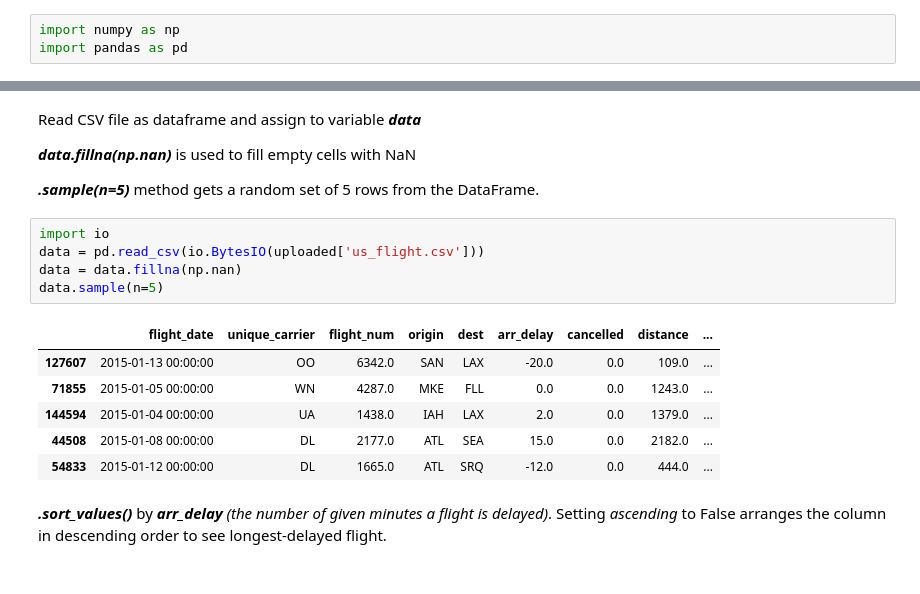
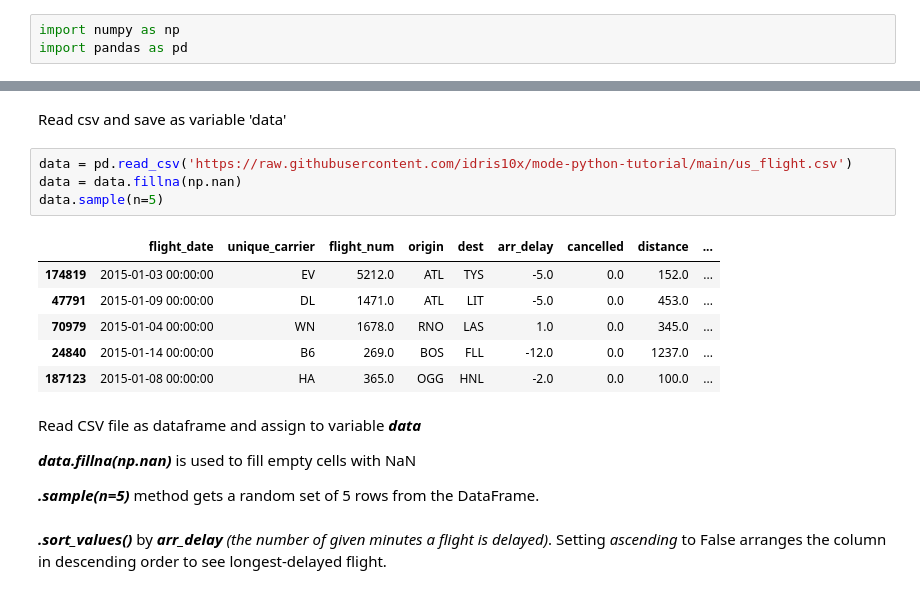
Before and after one commit to idris10x/mode-python-tutorial, a Jupyter notebook: mode_python_tutorial.ipynb, the cells around one changed output, grey strips where cells are left out. Saved outputs shown, nothing was run; the diff lists cells and outputs as text.

```diff
--- a/mode_python_tutorial.ipynb
+++ b/mode_python_tutorial.ipynb
@@ -14,21 +6,22 @@ Saving us_flight.csv to us_flight.csv
+# %% [markdown]
+Read csv and save as variable 'data'
+# %%
+data = pd.read_csv('https://raw.githubusercontent.com/idris10x/mode-python-tutorial/main/us_flight.csv')
+data = data.fillna(np.nan)
+data.sample(n=5)
+# %% [output]
+|  | flight_date | unique_carrier | flight_num | origin | dest | arr_delay | cancelled | distance | ... |
+| 174819 | 2015-01-03 00:00:00 | EV | 5212.0 | ATL | TYS | -5.0 | 0.0 | 152.0 | ... |
+| 47791 | 2015-01-09 00:00:00 | DL | 1471.0 | ATL | LIT | -5.0 | 0.0 | 453.0 | ... |
+| 70979 | 2015-01-04 00:00:00 | WN | 1678.0 | RNO | LAS | 1.0 | 0.0 | 345.0 | ... |
+| 24840 | 2015-01-14 00:00:00 | B6 | 269.0 | BOS | FLL | -12.0 | 0.0 | 1237.0 | ... |
+| 187123 | 2015-01-08 00:00:00 | HA | 365.0 | OGG | HNL | -2.0 | 0.0 | 100.0 | ... |
 # %% [markdown]
 Read CSV file as dataframe and assign to variable ***data***
 
 ***data.fillna(np.nan)*** is used to fill empty cells with NaN
 
 ***.sample(n=5)*** method gets a random set of 5 rows from the DataFrame.
-# %%
-import io
-data = pd.read_csv(io.BytesIO(uploaded['us_flight.csv']))
-data = data.fillna(np.nan)
-data.sample(n=5)
-# %% [output]
-|  | flight_date | unique_carrier | flight_num | origin | dest | arr_delay | cancelled | distance | ... |
-| 127607 | 2015-01-13 00:00:00 | OO | 6342.0 | SAN | LAX | -20.0 | 0.0 | 109.0 | ... |
-| 71855 | 2015-01-05 00:00:00 | WN | 4287.0 | MKE | FLL | 0.0 | 0.0 | 1243.0 | ... |
-| 144594 | 2015-01-04 00:00:00 | UA | 1438.0 | IAH | LAX | 2.0 | 0.0 | 1379.0 | ... |
-| 44508 | 2015-01-08 00:00:00 | DL | 2177.0 | ATL | SEA | 15.0 | 0.0 | 2182.0 | ... |
-| 54833 | 2015-01-12 00:00:00 | DL | 1665.0 | ATL | SRQ | -12.0 | 0.0 | 444.0 | ... |
 # %% [markdown]
 ***.sort_values()*** by ***arr_delay*** *(the number of given minutes a flight is delayed)*. Setting *ascending* to False arranges the column in descending order to see longest-delayed flight.
 # %%
```
Also changed, not shown: parts of 2 cells of this notebook.
